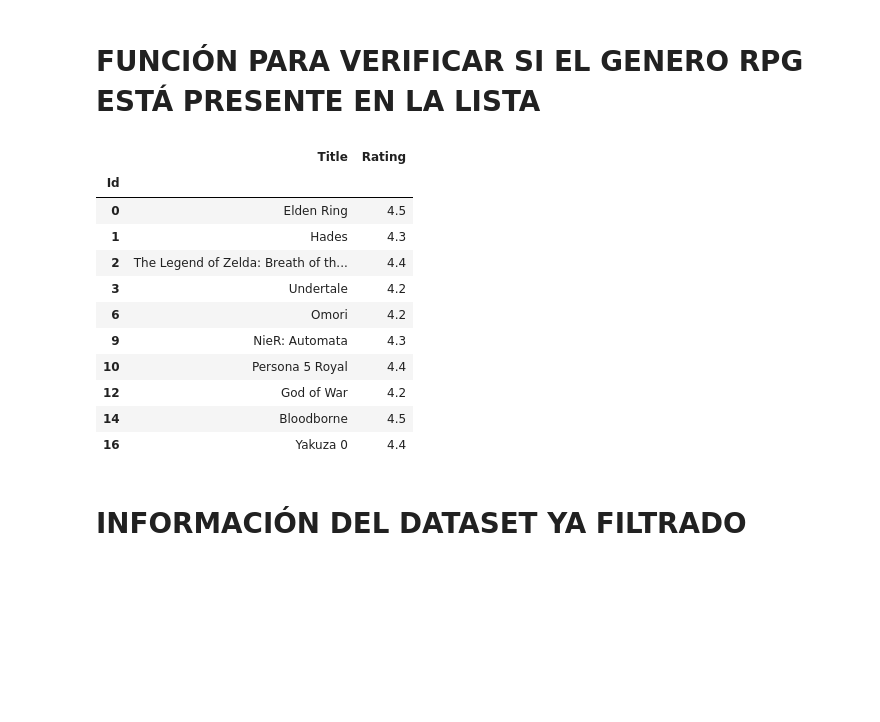
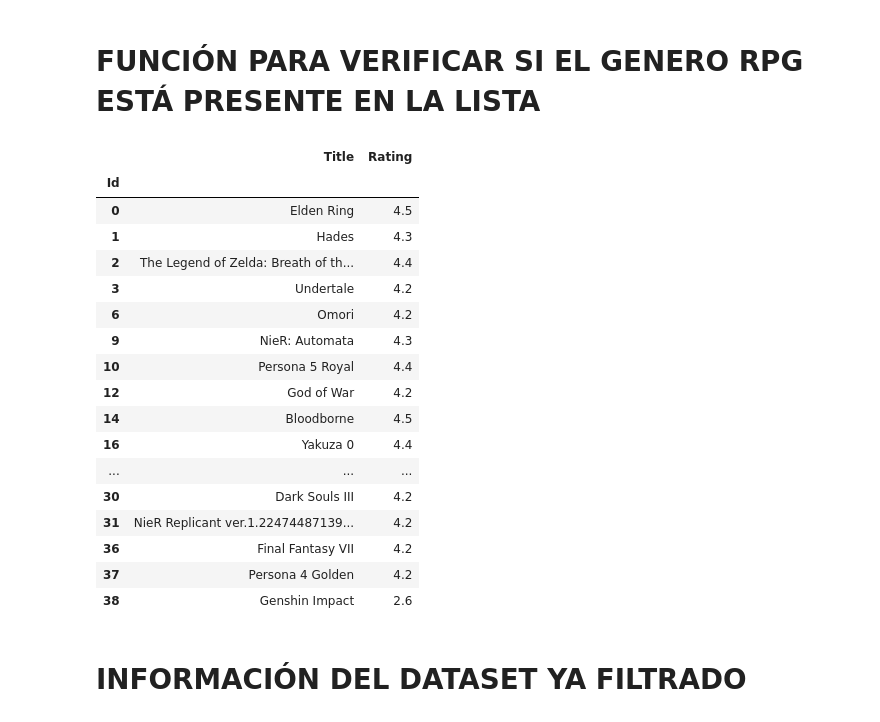
Before and after one commit to Byvichooo10/Pyhton-semestre1, a Jupyter notebook: jupyter/04-pandas.ipynb, the cells around one changed output. Drawn from its saved outputs; the diff is of its cells as text; code cells hidden in the pictures; blank space fills up the shorter version.

```diff
--- a/jupyter/04-pandas.ipynb
+++ b/jupyter/04-pandas.ipynb
@@ -113,28 +139,34 @@ data_sin_nulos
 # %% [markdown]
 # FUNCIÓN PARA VERIFICAR SI EL GENERO RPG ESTÁ PRESENTE EN LA LISTA
 # %%
-def rpg(genres):
+def filtro_rpg(genres):
     return 'RPG' in genres
 
 #Aplica el filtro utilizando apply
-datosRPG = datos[datos['Genres'].apply(rpg)]
+datosRPG = datos[datos['Genres'].apply(filtro_rpg)]
 
 #Muestra el dataset solamente incluyendo la columnas Titulo y Ranking
 nombresRPG = datosRPG[['Title', 'Rating']]
-nombresRPG.head(10)
+nombresRPG.head(20)
 # %% [output]
 |  | Title | Rating |
 | Id |  |  |
 | 0 | Elden Ring | 4.5 |
 | 1 | Hades | 4.3 |
 | 2 | The Legend of Zelda: Breath of th... | 4.4 |
 | 3 | Undertale | 4.2 |
 | 6 | Omori | 4.2 |
 | 9 | NieR: Automata | 4.3 |
 | 10 | Persona 5 Royal | 4.4 |
 | 12 | God of War | 4.2 |
 | 14 | Bloodborne | 4.5 |
 | 16 | Yakuza 0 | 4.4 |
+| ... | ... | ... |
+| 30 | Dark Souls III | 4.2 |
+| 31 | NieR Replicant ver.1.22474487139... | 4.2 |
+| 36 | Final Fantasy VII | 4.2 |
+| 37 | Persona 4 Golden | 4.2 |
+| 38 | Genshin Impact | 2.6 |
 # %% [markdown]
 # INFORMACIÓN DEL DATASET YA FILTRADO
 # %%
```
Also changed, not shown: parts of 11 cells of this notebook, 1 other file.
